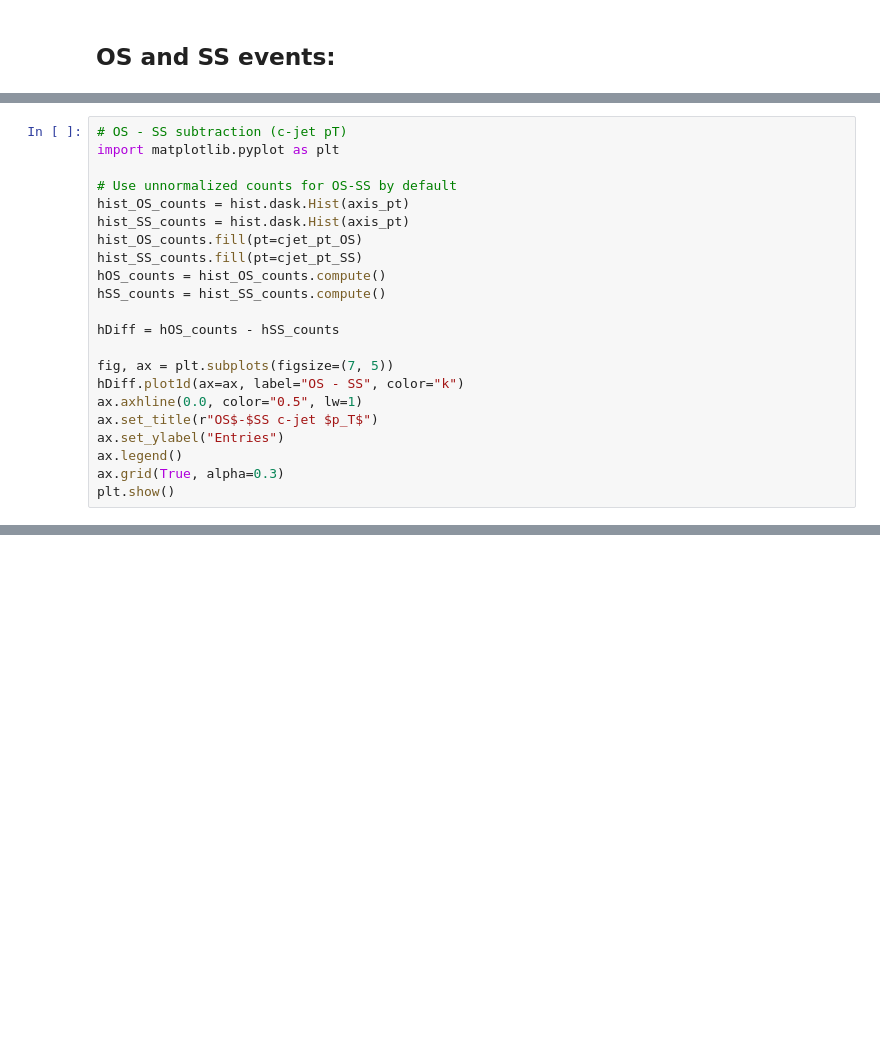
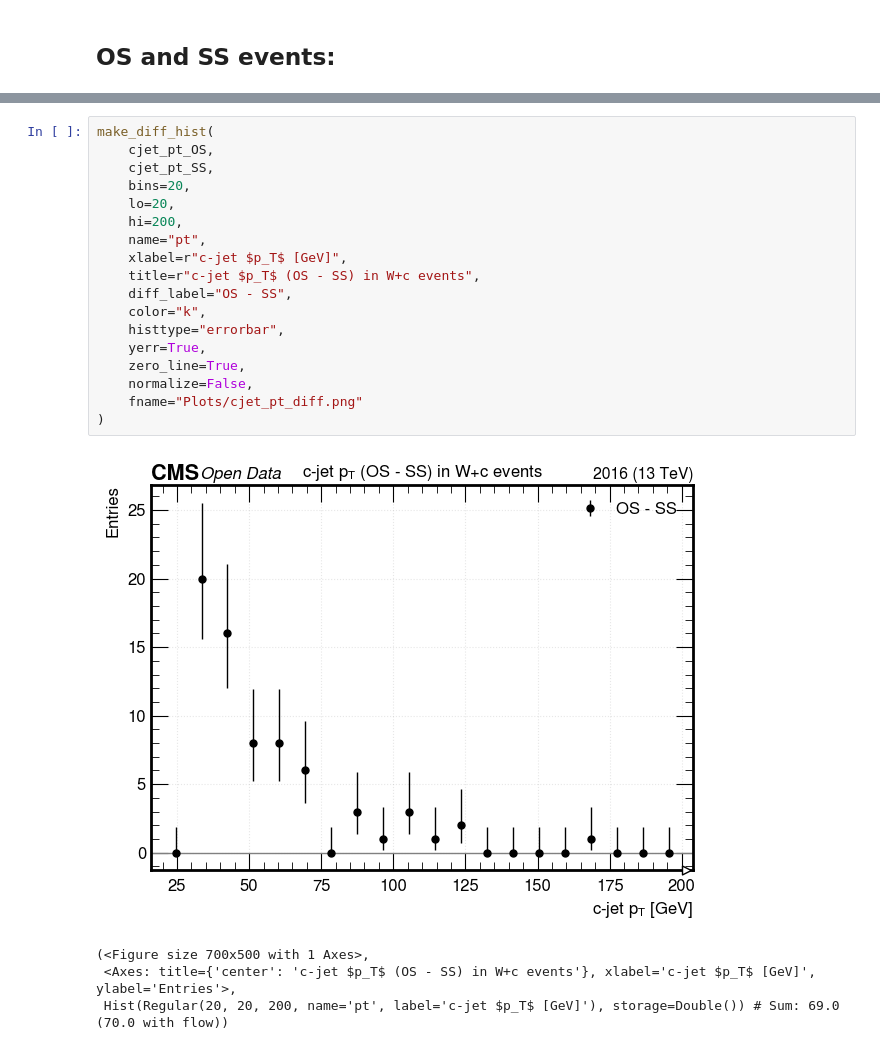
Before and after one commit to xondikoi03/charmTaggingAnalysis, a Jupyter notebook: Coffea/notebooks/WcAnalysis.ipynb, the cells around one changed output, grey strips where cells are left out. Saved outputs shown, nothing was run; the diff lists cells and outputs as text; blank space fills up the shorter version.

```diff
--- a/Coffea/notebooks/WcAnalysis.ipynb
+++ b/Coffea/notebooks/WcAnalysis.ipynb
@@ -317,22 +336,0 @@ SS pairs: 26
-# %%
-# OS - SS subtraction (c-jet pT)
-import matplotlib.pyplot as plt
-
-# Use unnormalized counts for OS-SS by default
-hist_OS_counts = hist.dask.Hist(axis_pt)
-hist_SS_counts = hist.dask.Hist(axis_pt)
-hist_OS_counts.fill(pt=cjet_pt_OS)
-hist_SS_counts.fill(pt=cjet_pt_SS)
-hOS_counts = hist_OS_counts.compute()
-hSS_counts = hist_SS_counts.compute()
-
-hDiff = hOS_counts - hSS_counts
-
-fig, ax = plt.subplots(figsize=(7, 5))
-hDiff.plot1d(ax=ax, label="OS - SS", color="k")
-ax.axhline(0.0, color="0.5", lw=1)
-ax.set_title(r"OS$-$SS c-jet $p_T$")
-ax.set_ylabel("Entries")
-ax.legend()
-ax.grid(True, alpha=0.3)
-plt.show()
@@ -340,0 +506,23 @@ plt.show()
+# %%
+make_diff_hist(
+    cjet_pt_OS,
+    cjet_pt_SS,
+    bins=20,
+    lo=20,
+    hi=200,
+    name="pt",
+    xlabel=r"c-jet $p_T$ [GeV]",
+    title=r"c-jet $p_T$ (OS - SS) in W+c events",
+    diff_label="OS - SS",
+    color="k",
+    histtype="errorbar",
+    yerr=True,
+    zero_line=True,
+    normalize=False,
+    fname="Plots/cjet_pt_diff.png"
+)
+# %% [output]
+[figure, added]
+(<Figure size 700x500 with 1 Axes>,
+ <Axes: title={'center': 'c-jet $p_T$ (OS - SS) in W+c events'}, xlabel='c-jet $p_T$ [GeV]', ylabel='Entries'>,
+ Hist(Regular(20, 20, 200, name='pt', label='c-jet $p_T$ [GeV]'), storage=Double()) # Sum: 69.0 (70.0 with flow))
```
Also changed, not shown: parts of 9 cells of this notebook.
